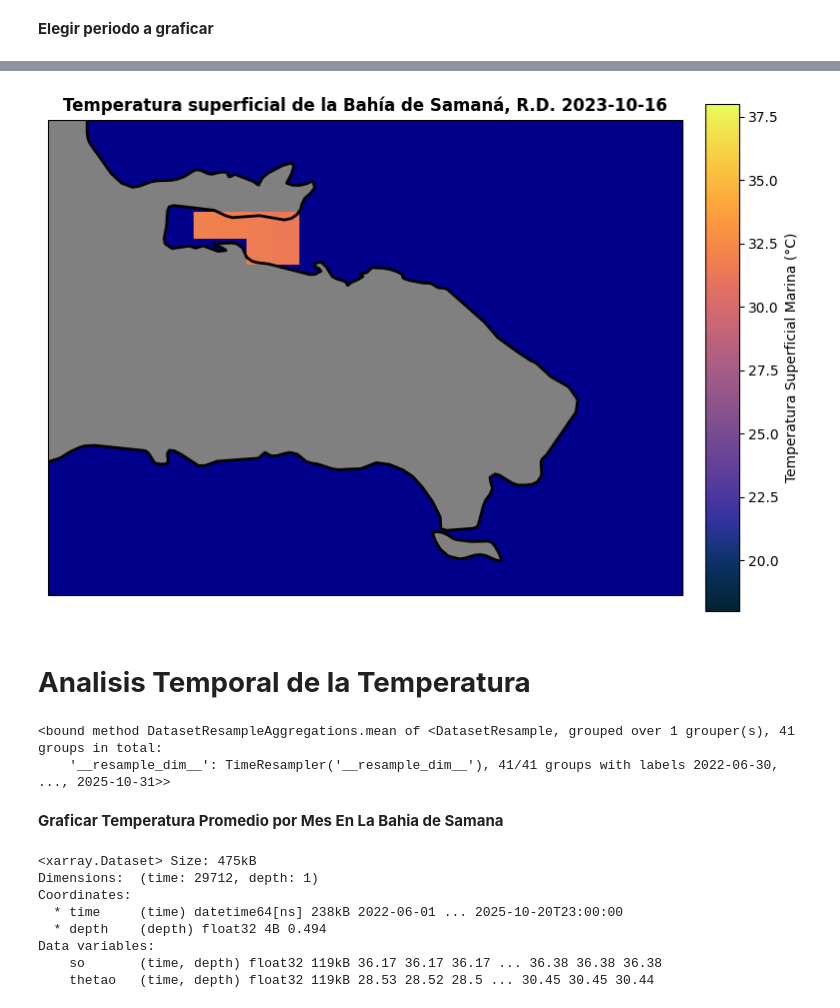
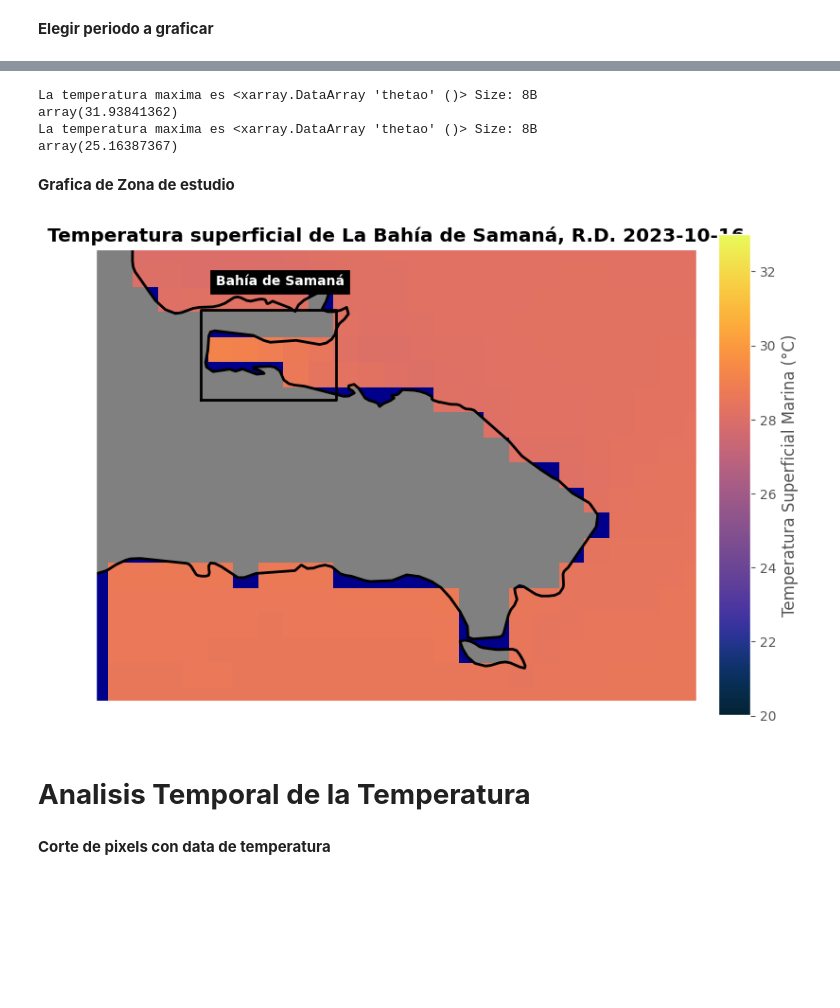
Before and after one commit to javierm360/An-lisis-Oceanogr-fico-Bah-a-de-Saman-, a Jupyter notebook: Proyecto_Final_OceanHackWeek.ipynb, the cells around one changed output, grey strips where cells are left out. Cells and saved outputs as stored; diff of their text form; code cells hidden in the pictures; blank space fills up the shorter version.

```diff
--- a/Proyecto_Final_OceanHackWeek.ipynb
+++ b/Proyecto_Final_OceanHackWeek.ipynb
@@ -54,5 +39,5 @@ import cartopy.crs as ccrs
 # %%
-data = xr.open_dataset('/content/cmems_mod_glo_phy_anfc_0.083deg_PT1H-m_1760198079272.nc')
+data = xr.open_dataset('/content/cmems_mod_glo_phy-thetao_anfc_0.083deg_P1D-m_1760548338825.nc')
 # %%
 data
 # %% [output]
@@ -109,10 +76,5 @@ tierra= regionmask.defined_regions.natural_earth_v5_0_0.land_10.mask(lon, lat)
 data_masked= data.where(tierra.isnull())
 # %% [markdown]
 **Remover la data fuera de la Bahia**
-# %%
-lat_max = 19.2
-bahia_samana = data_masked.sel(latitude=slice(None, lat_max))
-lat= bahia_samana.latitude
-lon = bahia_samana.longitude
 # %% [markdown]
 **Elegir periodo a graficar**
@@ -157,26 +101,54 @@ Attributes:
+# %%
+temp = data_masked['thetao']
+# %%
+print('La temperatura maxima es {}'.format(temp.max()))
+print('La temperatura maxima es {}'.format(temp.min()))
+# %% [output]
+La temperatura maxima es <xarray.DataArray 'thetao' ()> Size: 8B
+array(31.93841362)
+La temperatura maxima es <xarray.DataArray 'thetao' ()> Size: 8B
+array(25.16387367)
+# %%
+temp_superficie = temp.sel(depth=0.49, method= 'nearest')
+data_promedio = temp_superficie.mean(dim='time')
+# %% [markdown]
+**Grafica de Zona de estudio**
 # %%
 fig = plt.figure(figsize=(10,11))
 proj = ccrs.PlateCarree()
 ax = plt.axes(projection=proj)
 mesh = ax.pcolormesh(
-    lon, lat, bahia_samana_sel,  # ahora es un NumPy 2D
+    lon, lat, data_promedio ,
     transform=ccrs.PlateCarree(),
     cmap=cmo.cm.thermal,
-    vmin=18, vmax=38,
+    vmin=20, vmax=33,
     shading='nearest'
 )
 ax.coastlines(resolution='10m', color='black', linewidth=2)
 ax.add_feature(cfeature.LAND, facecolor='gray')
 ax.add_feature(cfeature.BORDERS, linewidth=1)
 ax.add_feature(cfeature.OCEAN, facecolor= 'darkblue')
 ax.set_extent([-70.0, -68.0, 18.0, 19.5], crs=ccrs.PlateCarree())
 cbar = plt.colorbar(mesh, ax=ax, orientation='vertical', pad=0.03,
                     aspect=15, shrink=0.6)
+# coordenadas para encerrar en un recuadro a la Bahia de Samana
+lon_min = -69.65
+lon_max = -69.2
+lat_min = 19.0
+lat_max = 19.3
+lons = [lon_min, lon_min, lon_max, lon_max, lon_min]
+lats = [lat_min, lat_max, lat_max, lat_min, lat_min]
+ax.plot(lons, lats, color= 'k', linewidth= 2,
+        transform= ccrs.PlateCarree())
+ax.text(lon_min + 0.05, lat_max + 0.08, 'Bahía de Samaná',
+        color= 'white', fontsize= 10, fontweight= 'bold',
+        bbox= dict(facecolor= 'black', edgecolor='black'),
+        transform= ccrs.PlateCarree())
+
 cbar.set_label('Temperatura Superficial Marina (°C)')
-ax.set_title('Temperatura superficial de la Bahía de Samaná, R.D. 2023-10-16', fontweight='bold')
-pad = 30
+ax.set_title('Temperatura superficial de La Bahía de Samaná, R.D. 2023-10-16', fontweight='bold')
 plt.show()
 # %% [output]
-[figure, old version]
+[figure, new version]
 # %% [markdown]
 # **Analisis Temporal de la Temperatura**
@@ -185,7 +155,2 @@ bahia_mean= bahia_samana.resample(time= '1M').mean
-# %%
-print(bahia_mean)
-# %% [output]
-<bound method DatasetResampleAggregations.mean of <DatasetResample, grouped over 1 grouper(s), 41 groups in total:
-    '__resample_dim__': TimeResampler('__resample_dim__'), 41/41 groups with labels 2022-06-30, ..., 2025-10-31>>
-# %% [markdown]
-**Graficar Temperatura Promedio por Mes En La Bahia de Samana**
+# %% [markdown]
+**Corte de pixels con data de temperatura**
@@ -194,11 +167,0 @@ bahia_sst_mean= bahia_samana.mean(dim=['latitude', 'longitude'])
-# %%
-bahia_sst_mean
-# %% [output]
-<xarray.Dataset> Size: 475kB
-Dimensions:  (time: 29712, depth: 1)
-Coordinates:
-  * time     (time) datetime64[ns] 238kB 2022-06-01 ... 2025-10-20T23:00:00
-  * depth    (depth) float32 4B 0.494
-Data variables:
-    so       (time, depth) float32 119kB 36.17 36.17 36.17 ... 36.38 36.38 36.38
-    thetao   (time, depth) float32 119kB 28.53 28.52 28.5 ... 30.45 30.45 30.44
```
Also changed, not shown: parts of 18 cells of this notebook.
